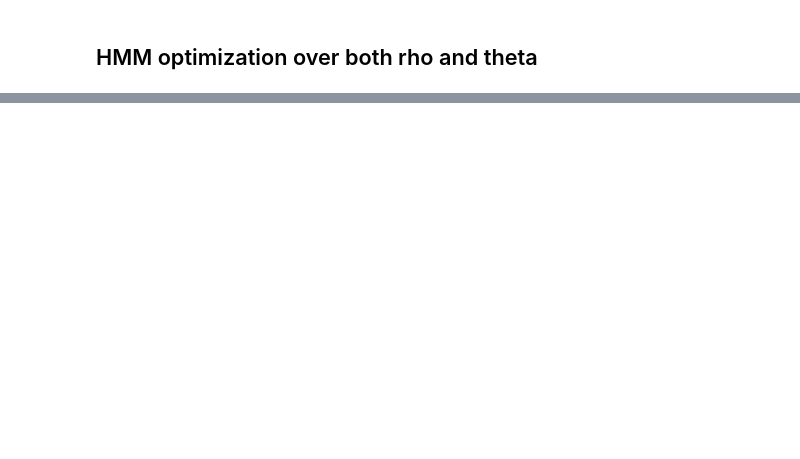
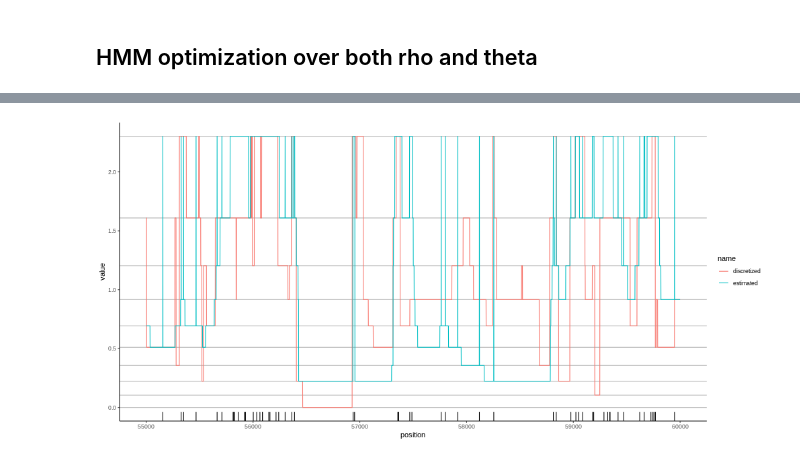
Before and after one commit to rivasiker/phasetype, a Jupyter notebook: scripts/01_msprime_simulations/01_msprime_simulations.ipynb, the cells around one changed output, grey strips where cells are left out. Saved outputs shown, nothing was run; the diff lists cells and outputs as text; code cells hidden in the pictures; blank space fills up the shorter version.

```diff
--- a/scripts/01_msprime_simulations/01_msprime_simulations.ipynb
+++ b/scripts/01_msprime_simulations/01_msprime_simulations.ipynb
@@ -785 +1039,46 @@ optim_both$loginfo %>%
+# %%
+%%R -w 1000
+
+a_tab <- tibble(
+        # Position along the genome
+        position = 1:length(pos_vec),
+        # Real tree heights
+        real = tree_heights[pos_vec+1],
+        # Real discretized tree heights:
+        # the minimum tree height per interval is saved
+        # as a proxy for the tree height
+        discretized = c(0,tm)[cut_vec[pos_vec+1]],
+        # Estimated discretized tree heights:
+        # the minimum tree height per interval is saved
+        # as a proxy for the tree height
+        estimated = c(0,tm)[max_df],
+        mutation = mut_pos_bin) %>%
+    slice(55000:60000) %>%
+    pivot_longer(-c(position, mutation)) %>%
+    mutate(
+        name = factor(name,
+                      c('real', 'discretized', 'estimated')
+                     )
+    )
+
+
+rug_tab <-
+    a_tab %>%
+    filter(name == 'discretized') %>%
+    filter(mutation == 1) %>%
+    select(position)
+
+a_tab %>%
+    filter(name != 'real') %>%
+    ggplot() +
+    geom_hline(aes(yintercept = y),
+               alpha = 0.3,
+               data = tibble(y = c(0,tm[1:(nInt-1)]))) +
+    geom_line(aes(position, value, color = name)) +
+    geom_rug(aes(x = position), data = rug_tab) +
+    #scale_y_continuous(trans = scales::log_trans(),
+    #                   breaks = scales::log_breaks()) +
+    theme_classic()
+# %% [output]
+[figure, added]
 # %%
```
Also changed, not shown: parts of 46 cells of this notebook, 5 other files.
